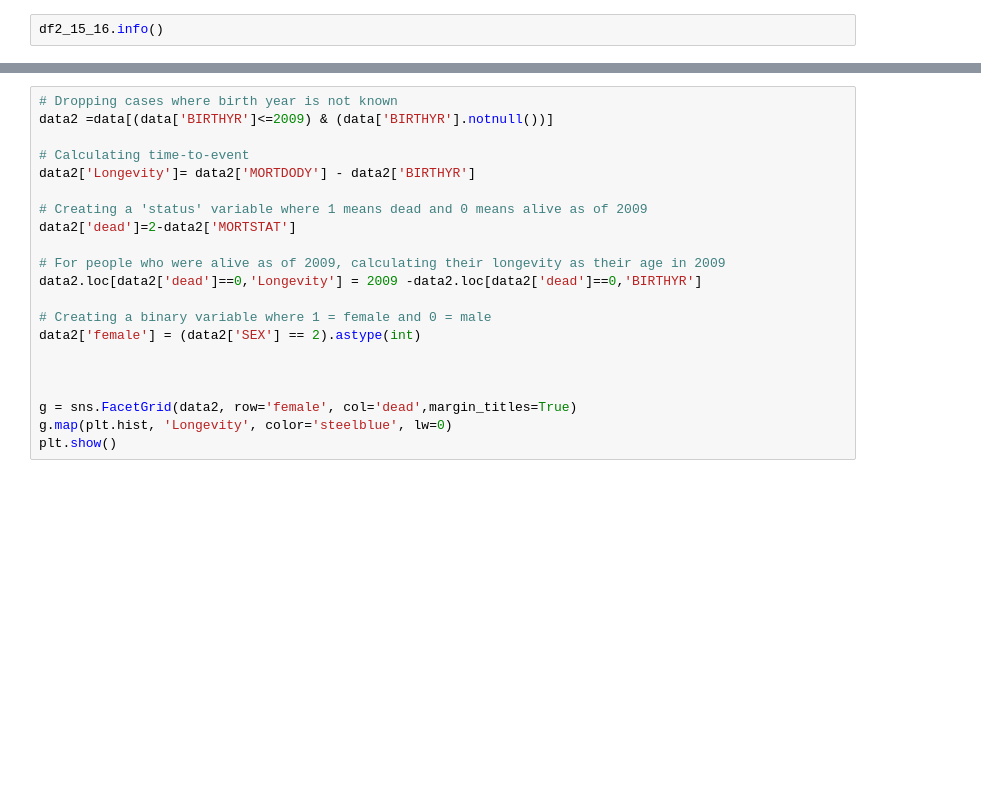
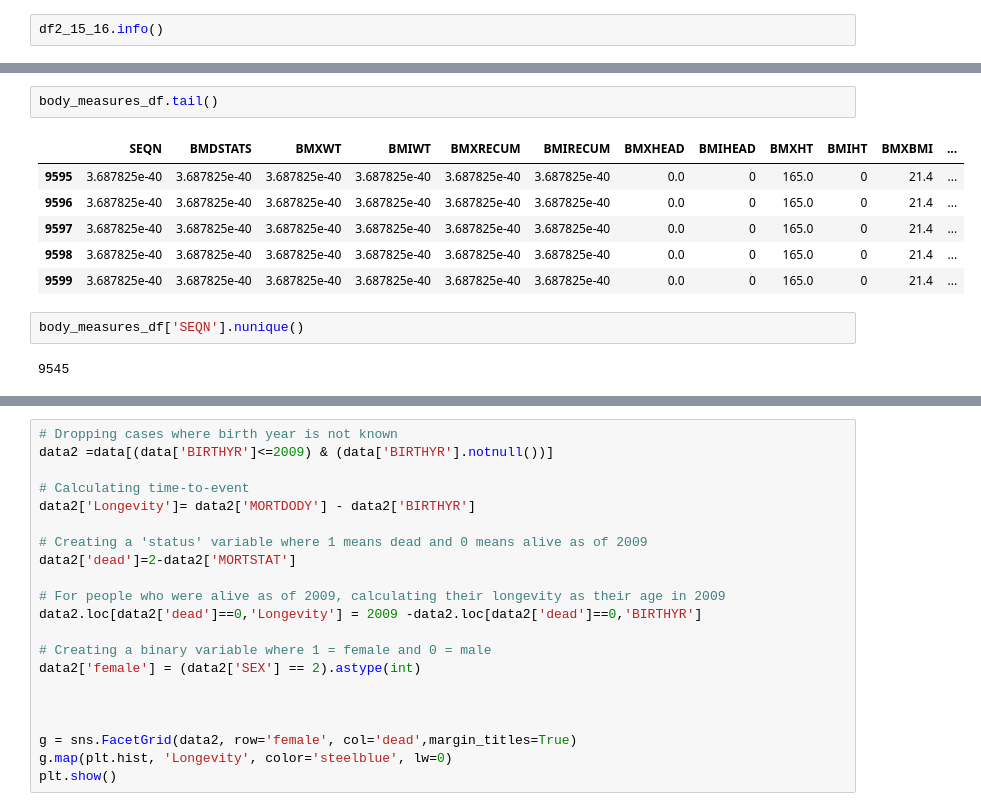
Before and after one commit to kathieking/Thinkful, a Jupyter notebook: check42_initial_read_concat.ipynb, the cells around one changed output, grey strips where cells are left out. Cells and saved outputs as stored; diff of their text form; blank space fills up the shorter version.

```diff
--- a/check42_initial_read_concat.ipynb
+++ b/check42_initial_read_concat.ipynb
@@ -308,0 +243,13 @@ df_alb_cr.drop(['URDUMALC', 'URDUCRLC', 'URXUMA', 'URXCRS'], axis=1)
+# %%
+body_measures_df.tail()
+# %% [output]
+|  | SEQN | BMDSTATS | BMXWT | BMIWT | BMXRECUM | BMIRECUM | BMXHEAD | BMIHEAD | BMXHT | BMIHT | BMXBMI | ... |
+| 9595 | 3.687825e-40 | 3.687825e-40 | 3.687825e-40 | 3.687825e-40 | 3.687825e-40 | 3.687825e-40 | 0.0 | 0 | 165.0 | 0 | 21.4 | ... |
+| 9596 | 3.687825e-40 | 3.687825e-40 | 3.687825e-40 | 3.687825e-40 | 3.687825e-40 | 3.687825e-40 | 0.0 | 0 | 165.0 | 0 | 21.4 | ... |
+| 9597 | 3.687825e-40 | 3.687825e-40 | 3.687825e-40 | 3.687825e-40 | 3.687825e-40 | 3.687825e-40 | 0.0 | 0 | 165.0 | 0 | 21.4 | ... |
+| 9598 | 3.687825e-40 | 3.687825e-40 | 3.687825e-40 | 3.687825e-40 | 3.687825e-40 | 3.687825e-40 | 0.0 | 0 | 165.0 | 0 | 21.4 | ... |
+| 9599 | 3.687825e-40 | 3.687825e-40 | 3.687825e-40 | 3.687825e-40 | 3.687825e-40 | 3.687825e-40 | 0.0 | 0 | 165.0 | 0 | 21.4 | ... |
+# %%
+body_measures_df['SEQN'].nunique()
+# %% [output]
+9545
```
Also changed, not shown: parts of 230 cells of this notebook.
